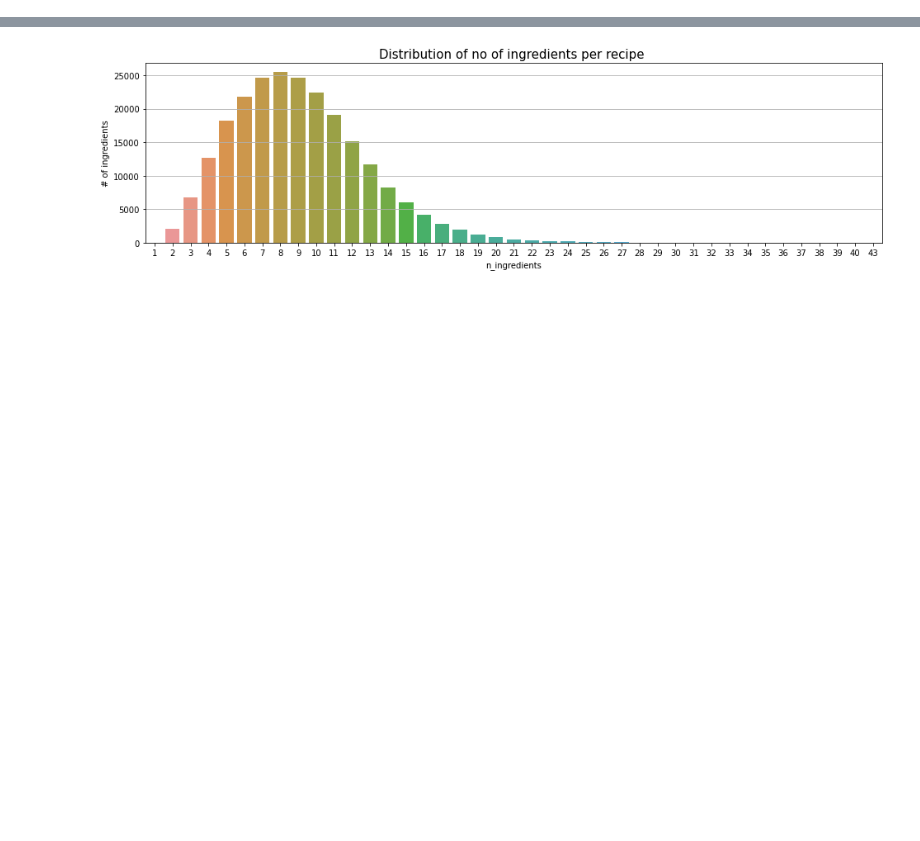
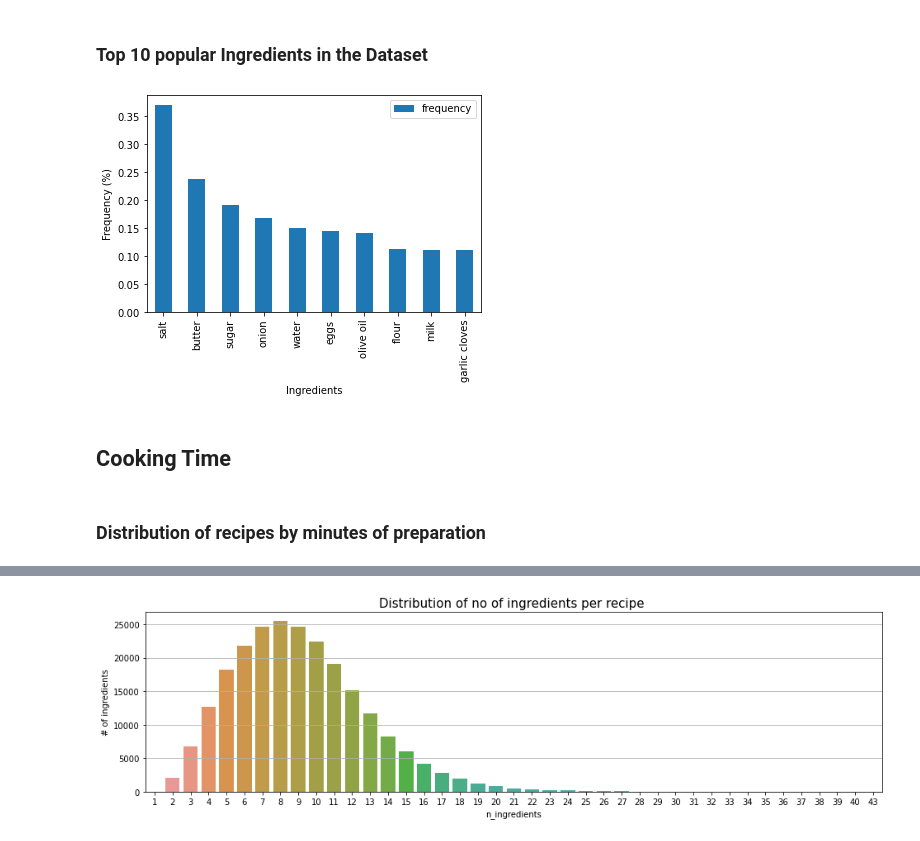
Before and after one commit to niranjan-ramesh/whats-cooking, a Jupyter notebook: EDA/EDA.ipynb, the cells around one changed output, grey strips where cells are left out. Drawn from its saved outputs; the diff is of its cells as text; code cells hidden in the pictures; blank space fills up the shorter version.

Commit message:
Merged EDA file

```diff
--- a/EDA/EDA.ipynb
+++ b/EDA/EDA.ipynb
@@ -27,0 +123,5 @@ ratings_df.head()
+# %%
+merged_recipes_exploded = merged_recipes_df.copy()
+merged_recipes_exploded['ingredients'] = merged_recipes_exploded['ingredients'].apply(literal_eval)
+merged_recipes_exploded = merged_recipes_exploded.explode('ingredients')
+display(merged_recipes_exploded)
@@ -27,0 +144,8 @@ ratings_df.head()
+# %%
+exploded_df = merged_recipes_exploded.copy()
+ingredient_group_df = exploded_df.groupby('ingredients').agg(recipe_count=('recipe_id', 'count'), \
+                                                             rating_count=('rating', 'count'), \
+                                                             rating_mean=('rating', 'mean'))
+ingredient_group_df['frequency'] = ingredient_group_df['recipe_count'] / recipes_df.shape[0]
+ingredient_group_df.reset_index(inplace=True)
+display(ingredient_group_df)
@@ -27,0 +168,5 @@ ratings_df.head()
+# %%
+# Count the used ingredients
+ingredients_stat_df = ingredient_group_df.copy()
+ingredients_stat_df = ingredients_stat_df.sort_values(by=['frequency'], ascending=False, axis=0)
+display(ingredients_stat_df)
@@ -27,0 +189,4 @@ ratings_df.head()
+# %%
+frequency_df = ingredients_stat_df.copy()
+frequency_df = frequency_df[['ingredients','frequency']]
+display(frequency_df)
@@ -27,0 +207,11 @@ ratings_df.head()
+# %% [markdown]
+### Top 10 popular Ingredients in the Dataset
+# %%
+frequency_chart = frequency_df.iloc[0:10]
+ax = frequency_chart.plot.bar(x='ingredients', xlabel='Ingredients', y='frequency', ylabel="Frequency (%)")
+# %% [output]
+[figure, added]
+# %% [markdown]
+## Cooking Time
+# %% [markdown]
+### Distribution of recipes by minutes of preparation
```
Also changed, not shown: parts of 44 cells of this notebook.
